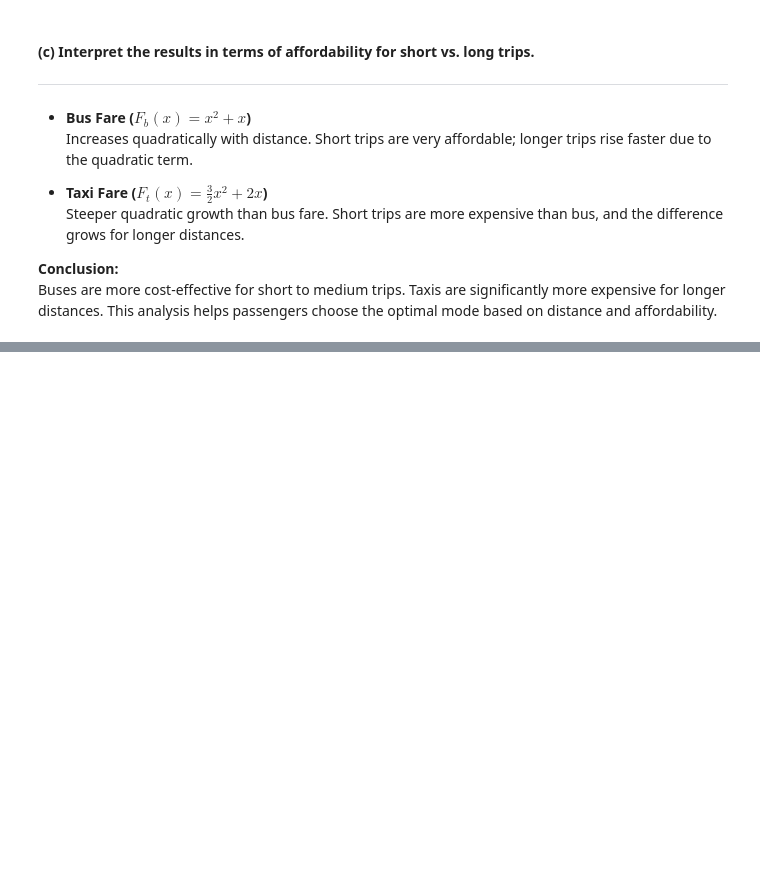
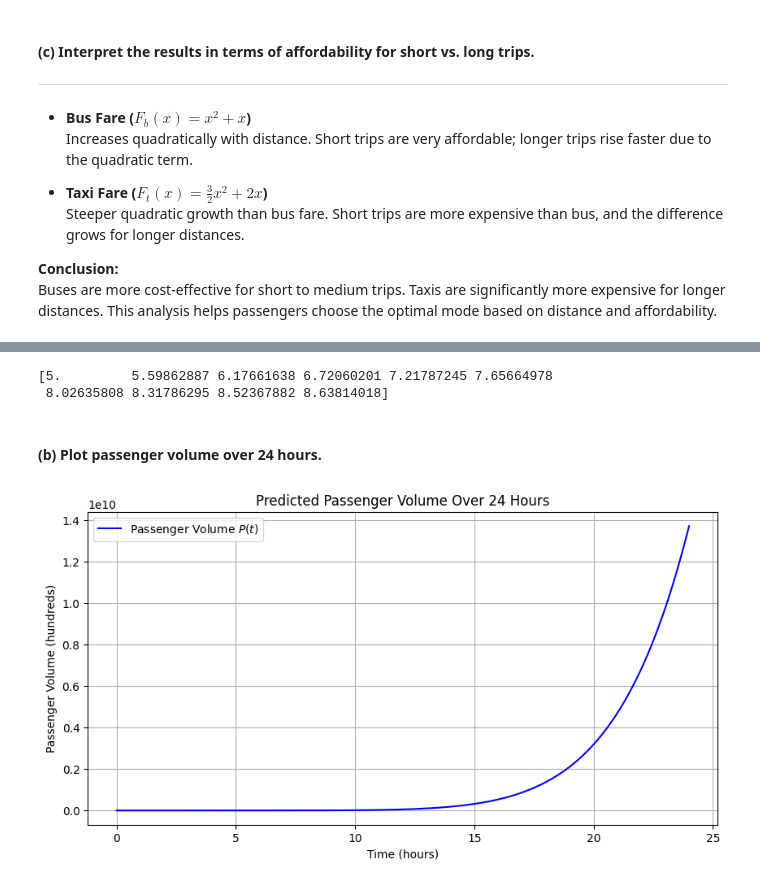
Before and after one commit to visharaaa/Math-CW-25, a Jupyter notebook: 2425578.ipynb, the cells around one changed output, grey strips where cells are left out. Drawn from its saved outputs; the diff is of its cells as text; code cells hidden in the pictures; blank space fills up the shorter version.

```diff
--- a/2425578.ipynb
+++ b/2425578.ipynb
@@ -166,0 +190,28 @@ Buses are more cost-effective for short to medium trips. Taxis are significantly
+# %%
+import numpy as np
+import matplotlib.pyplot as plt
+
+# Define time array (0 to 24 hours)
+t = np.linspace(0, 24, 500)
+
+# First 6 terms of the series approximation
+P = 5 + 4*np.sin(np.pi*t) - (3/2)*t**2 + (t**4)/4 - (t**6)/6 + (t**8)/8
+
+# Optional: check first few values
+print(P[:10])
+# %% [output]
+[5.         5.59862887 6.17661638 6.72060201 7.21787245 7.65664978
+ 8.02635808 8.31786295 8.52367882 8.63814018]
+# %% [markdown]
+#### (b) Plot passenger volume over 24 hours.
+# %%
+plt.figure(figsize=(10,5))
+plt.plot(t, P, color='blue', label='Passenger Volume $P(t)$')
+plt.xlabel('Time (hours)')
+plt.ylabel('Passenger Volume (hundreds)')
+plt.title('Predicted Passenger Volume Over 24 Hours')
+plt.grid(True)
+plt.legend()
+plt.show()
+# %% [output]
+[figure, added]
```
Also changed, not shown: parts of 8 cells of this notebook.
